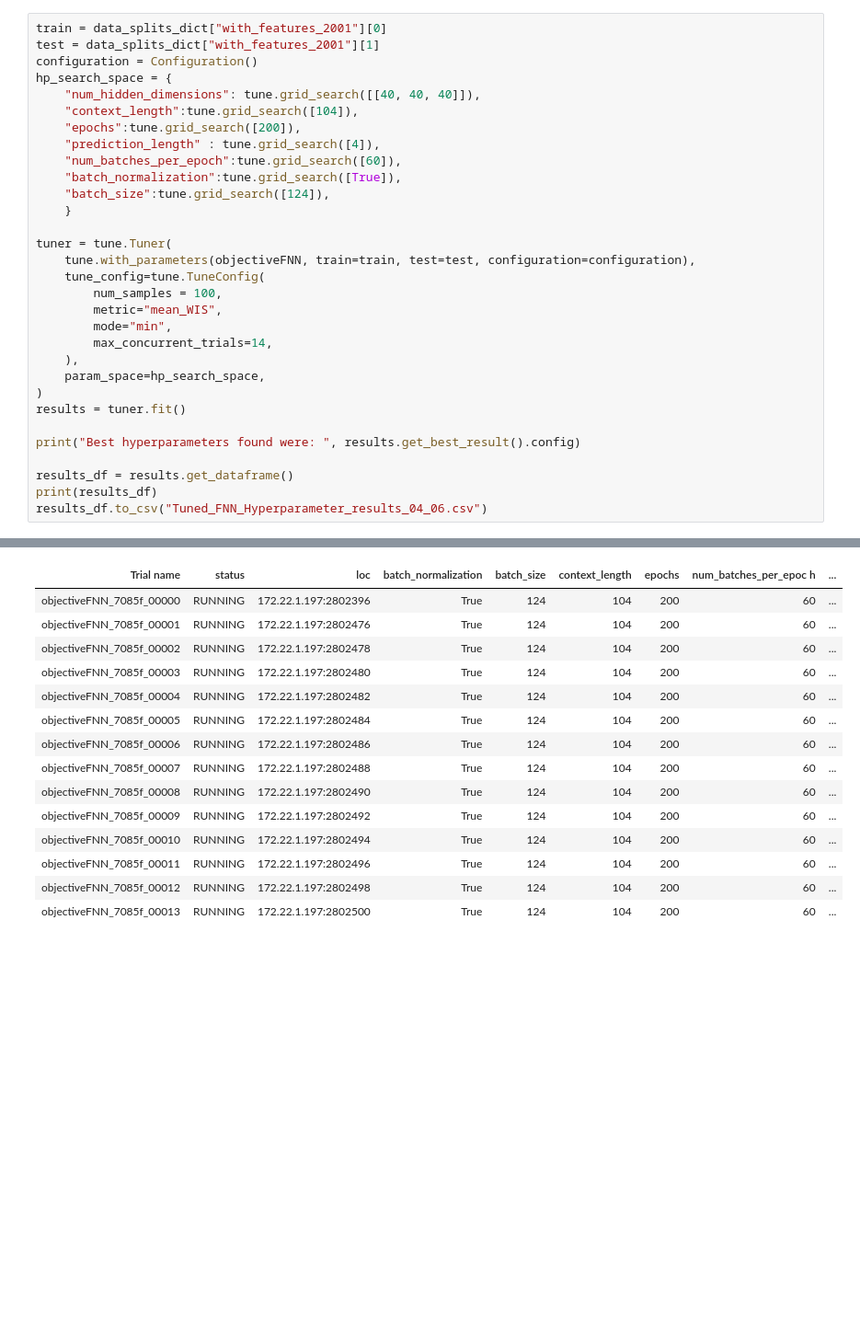
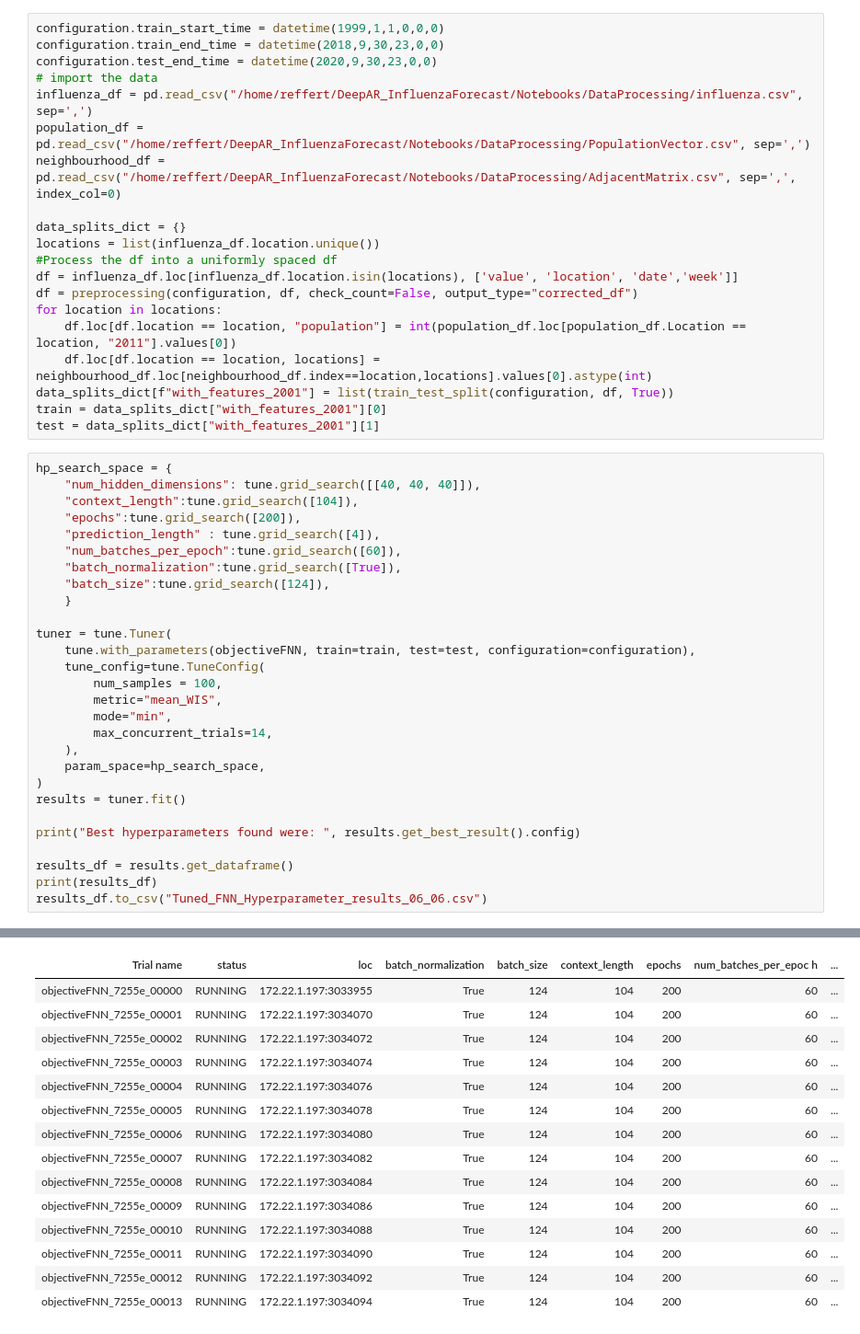
Before and after one commit to Kai-Ref/DeepAR_InfluenzaForecast, a Jupyter notebook: Notebooks/Modeltuning/Start_Tuning_Runs/Run_FNN.ipynb, the cells around one changed output, grey strips where cells are left out. Shown at 92% size. Saved outputs shown, nothing was run; the diff lists cells and outputs as text; blank space fills up the shorter version.

```diff
--- a/Notebooks/Modeltuning/Start_Tuning_Runs/Run_FNN.ipynb
+++ b/Notebooks/Modeltuning/Start_Tuning_Runs/Run_FNN.ipynb
@@ -9,7 +12,24 @@ data_splits_dict = get_data(truncate=False, with_features=True)[0]
+# %%
+configuration.train_start_time = datetime(1999,1,1,0,0,0)
+configuration.train_end_time = datetime(2018,9,30,23,0,0)
+configuration.test_end_time = datetime(2020,9,30,23,0,0)
+# import the data
+influenza_df = pd.read_csv("/home/reffert/DeepAR_InfluenzaForecast/Notebooks/DataProcessing/influenza.csv", sep=',')
+population_df = pd.read_csv("/home/reffert/DeepAR_InfluenzaForecast/Notebooks/DataProcessing/PopulationVector.csv", sep=',')
+neighbourhood_df = pd.read_csv("/home/reffert/DeepAR_InfluenzaForecast/Notebooks/DataProcessing/AdjacentMatrix.csv", sep=',', index_col=0)
+
+data_splits_dict = {}
+locations = list(influenza_df.location.unique())
+#Process the df into a uniformly spaced df
+df = influenza_df.loc[influenza_df.location.isin(locations), ['value', 'location', 'date','week']]
+df = preprocessing(configuration, df, check_count=False, output_type="corrected_df")
+for location in locations:
+    df.loc[df.location == location, "population"] = int(population_df.loc[population_df.Location == location, "2011"].values[0])
+    df.loc[df.location == location, locations] = neighbourhood_df.loc[neighbourhood_df.index==location,locations].values[0].astype(int)
+data_splits_dict[f"with_features_2001"] = list(train_test_split(configuration, df, True))
+train = data_splits_dict["with_features_2001"][0]
+test = data_splits_dict["with_features_2001"][1]
 # %%
-train = data_splits_dict["with_features_2001"][0]
-test = data_splits_dict["with_features_2001"][1]
-configuration = Configuration()
 hp_search_space = {
     "num_hidden_dimensions": tune.grid_search([[40, 40, 40]]),
     "context_length":tune.grid_search([104]),
@@ -36,5 +56,5 @@ print("Best hyperparameters found were: ", results.get_best_result().config)
 
 results_df = results.get_dataframe()
 print(results_df)
-results_df.to_csv("Tuned_FNN_Hyperparameter_results_04_06.csv")
+results_df.to_csv("Tuned_FNN_Hyperparameter_results_06_06.csv")
 # %% [output]
@@ -49,15 +70,15 @@ Trial Status
 | Trial name | status | loc | batch_normalization | batch_size | context_length | epochs | num_batches_per_epoc h | ... |
-| objectiveFNN_7085f_00000 | RUNNING | 172.22.1.197:2802396 | True | 124 | 104 | 200 | 60 | ... |
-| objectiveFNN_7085f_00001 | RUNNING | 172.22.1.197:2802476 | True | 124 | 104 | 200 | 60 | ... |
-| objectiveFNN_7085f_00002 | RUNNING | 172.22.1.197:2802478 | True | 124 | 104 | 200 | 60 | ... |
-| objectiveFNN_7085f_00003 | RUNNING | 172.22.1.197:2802480 | True | 124 | 104 | 200 | 60 | ... |
-| objectiveFNN_7085f_00004 | RUNNING | 172.22.1.197:2802482 | True | 124 | 104 | 200 | 60 | ... |
-| objectiveFNN_7085f_00005 | RUNNING | 172.22.1.197:2802484 | True | 124 | 104 | 200 | 60 | ... |
-| objectiveFNN_7085f_00006 | RUNNING | 172.22.1.197:2802486 | True | 124 | 104 | 200 | 60 | ... |
-| objectiveFNN_7085f_00007 | RUNNING | 172.22.1.197:2802488 | True | 124 | 104 | 200 | 60 | ... |
-| objectiveFNN_7085f_00008 | RUNNING | 172.22.1.197:2802490 | True | 124 | 104 | 200 | 60 | ... |
-| objectiveFNN_7085f_00009 | RUNNING | 172.22.1.197:2802492 | True | 124 | 104 | 200 | 60 | ... |
-| objectiveFNN_7085f_00010 | RUNNING | 172.22.1.197:2802494 | True | 124 | 104 | 200 | 60 | ... |
-| objectiveFNN_7085f_00011 | RUNNING | 172.22.1.197:2802496 | True | 124 | 104 | 200 | 60 | ... |
-| objectiveFNN_7085f_00012 | RUNNING | 172.22.1.197:2802498 | True | 124 | 104 | 200 | 60 | ... |
-| objectiveFNN_7085f_00013 | RUNNING | 172.22.1.197:2802500 | True | 124 | 104 | 200 | 60 | ... |
+| objectiveFNN_7255e_00000 | RUNNING | 172.22.1.197:3033955 | True | 124 | 104 | 200 | 60 | ... |
+| objectiveFNN_7255e_00001 | RUNNING | 172.22.1.197:3034070 | True | 124 | 104 | 200 | 60 | ... |
+| objectiveFNN_7255e_00002 | RUNNING | 172.22.1.197:3034072 | True | 124 | 104 | 200 | 60 | ... |
+| objectiveFNN_7255e_00003 | RUNNING | 172.22.1.197:3034074 | True | 124 | 104 | 200 | 60 | ... |
+| objectiveFNN_7255e_00004 | RUNNING | 172.22.1.197:3034076 | True | 124 | 104 | 200 | 60 | ... |
+| objectiveFNN_7255e_00005 | RUNNING | 172.22.1.197:3034078 | True | 124 | 104 | 200 | 60 | ... |
+| objectiveFNN_7255e_00006 | RUNNING | 172.22.1.197:3034080 | True | 124 | 104 | 200 | 60 | ... |
+| objectiveFNN_7255e_00007 | RUNNING | 172.22.1.197:3034082 | True | 124 | 104 | 200 | 60 | ... |
+| objectiveFNN_7255e_00008 | RUNNING | 172.22.1.197:3034084 | True | 124 | 104 | 200 | 60 | ... |
+| objectiveFNN_7255e_00009 | RUNNING | 172.22.1.197:3034086 | True | 124 | 104 | 200 | 60 | ... |
+| objectiveFNN_7255e_00010 | RUNNING | 172.22.1.197:3034088 | True | 124 | 104 | 200 | 60 | ... |
+| objectiveFNN_7255e_00011 | RUNNING | 172.22.1.197:3034090 | True | 124 | 104 | 200 | 60 | ... |
+| objectiveFNN_7255e_00012 | RUNNING | 172.22.1.197:3034092 | True | 124 | 104 | 200 | 60 | ... |
+| objectiveFNN_7255e_00013 | RUNNING | 172.22.1.197:3034094 | True | 124 | 104 | 200 | 60 | ... |
```
Also changed, not shown: parts of 2 cells of this notebook, 18 other files.
